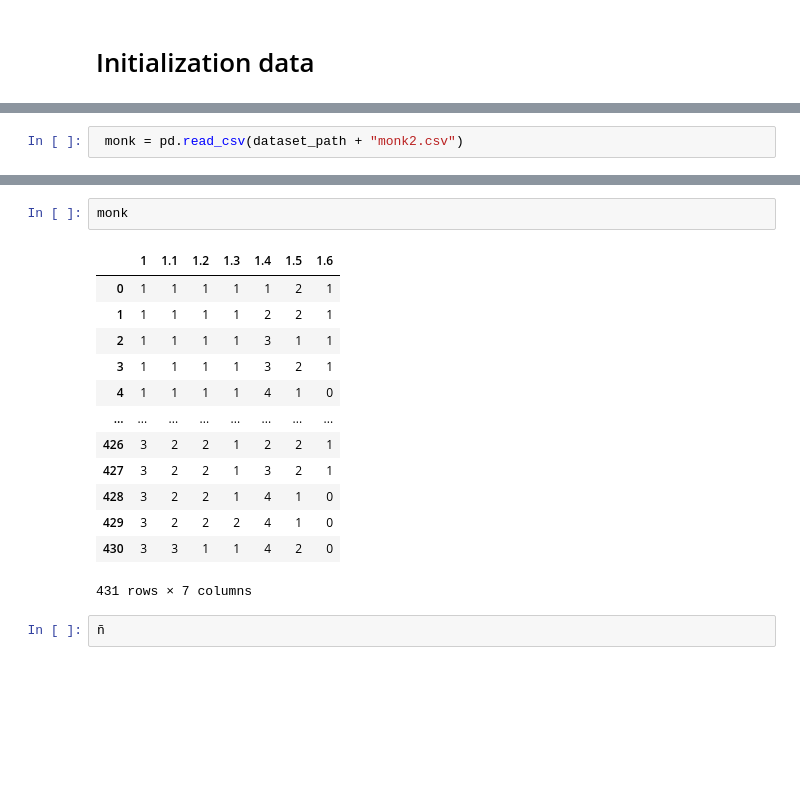
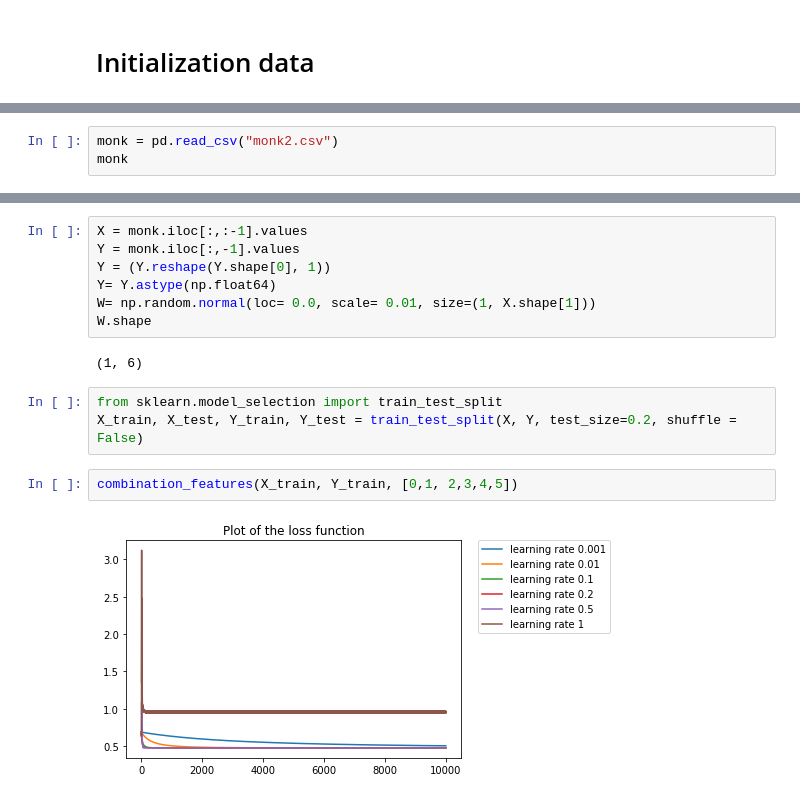
Before and after one commit to dacquaviva/Deep-learning-University-Assignments, a Jupyter notebook: Assignment1.ipynb, the cells around one changed output, grey strips where cells are left out. Cells and saved outputs as stored; diff of their text form; blank space fills up the shorter version.

```diff
--- a/Assignment1.ipynb
+++ b/Assignment1.ipynb
@@ -142,2 +119,3 @@ for learning in learning_rate:
 # %%
- monk = pd.read_csv(dataset_path + "monk2.csv")
+monk = pd.read_csv("monk2.csv")
+monk
@@ -144,18 +141,16 @@ for learning in learning_rate:
-# %%
-monk
-# %% [output]
-|  | 1 | 1.1 | 1.2 | 1.3 | 1.4 | 1.5 | 1.6 |
-| 0 | 1 | 1 | 1 | 1 | 1 | 2 | 1 |
-| 1 | 1 | 1 | 1 | 1 | 2 | 2 | 1 |
-| 2 | 1 | 1 | 1 | 1 | 3 | 1 | 1 |
-| 3 | 1 | 1 | 1 | 1 | 3 | 2 | 1 |
-| 4 | 1 | 1 | 1 | 1 | 4 | 1 | 0 |
-| ... | ... | ... | ... | ... | ... | ... | ... |
-| 426 | 3 | 2 | 2 | 1 | 2 | 2 | 1 |
-| 427 | 3 | 2 | 2 | 1 | 3 | 2 | 1 |
-| 428 | 3 | 2 | 2 | 1 | 4 | 1 | 0 |
-| 429 | 3 | 2 | 2 | 2 | 4 | 1 | 0 |
-| 430 | 3 | 3 | 1 | 1 | 4 | 2 | 0 |
-431 rows × 7 columns
-# %%
-ñ
+# %%
+X = monk.iloc[:,:-1].values
+Y = monk.iloc[:,-1].values
+Y = (Y.reshape(Y.shape[0], 1))
+Y= Y.astype(np.float64)
+W= np.random.normal(loc= 0.0, scale= 0.01, size=(1, X.shape[1]))
+W.shape
+# %% [output]
+(1, 6)
+# %%
+from sklearn.model_selection import train_test_split
+X_train, X_test, Y_train, Y_test = train_test_split(X, Y, test_size=0.2, shuffle = False)
+# %%
+combination_features(X_train, Y_train, [0,1, 2,3,4,5])
+# %% [output]
+[figure, added]
```
Also changed, not shown: parts of 14 cells of this notebook, 1 other file.
